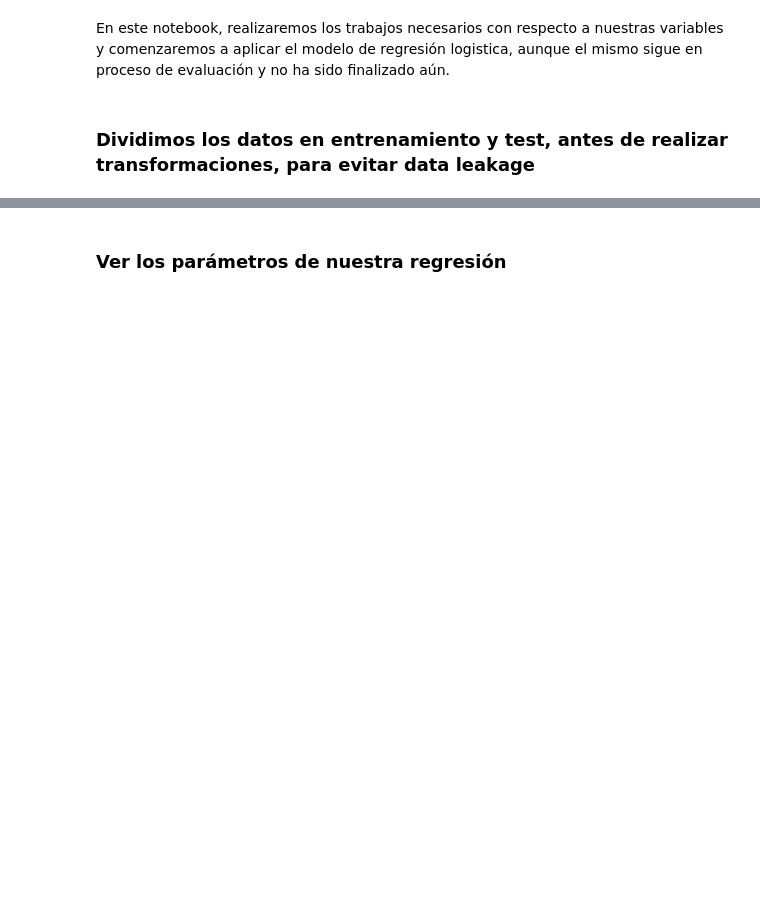
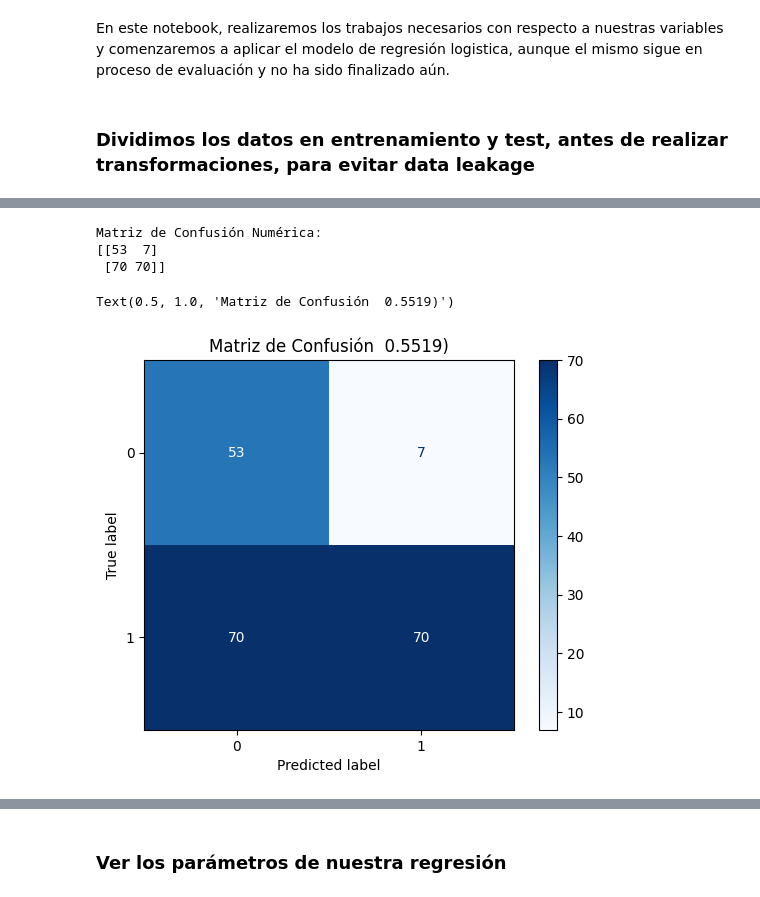
Before and after one commit to camigonzalez-hub/Credit-Risk-Machine-Learning, a Jupyter notebook: Implementacion.ipynb, the cells around one changed output, grey strips where cells are left out. Cells and saved outputs as stored; diff of their text form; code cells hidden in the pictures; blank space fills up the shorter version.

```diff
--- a/Implementacion.ipynb
+++ b/Implementacion.ipynb
@@ -128,0 +134,19 @@ Matriz de Confusión Numérica:
+# %%
+#Probamos este metodo para obtener el umbral ideal
+from sklearn.model_selection import TunedThresholdClassifierCV
+
+# Creas tu modelo base
+log_reg = LogisticRegression()
+
+model_con_umbral = TunedThresholdClassifierCV(estimator=log_reg, scoring='accuracy')
+
+# Al hacer fit, entrena la regresión Y encuentra el umbral ideal
+model_con_umbral.fit(X_train, y_train)
+
+# Al hacer predict, ya aplica automáticamente ese nuevo umbral optimizado
+predicciones = model_con_umbral.predict(X_test)
+print(classification_report(y_test,predicciones))
+
+umbral_calculado = model_con_umbral.best_threshold_
+
+print(f"El umbral óptimo calculado por el modelo es: {umbral_calculado:.4f}")
@@ -129,3 +164,23 @@ Matriz de Confusión Numérica:
+# %%
+cm = confusion_matrix(y_test, pred)
+
+print("Matriz de Confusión Numérica:")
+print(cm)
+
+disp = ConfusionMatrixDisplay(
+    confusion_matrix=cm,
+    display_labels=model_con_umbral.classes_ # Muestra tus etiquetas originales (0:bad y 1:good)
+)
+
+disp.plot(cmap=plt.cm.Blues)
+
+plt.title(f"Matriz de Confusión  {umbral_calculado:.4f})")
+# %% [output]
+Matriz de Confusión Numérica:
+[[53  7]
+ [70 70]]
+Text(0.5, 1.0, 'Matriz de Confusión  0.5519)')
+[figure, added]
 # %%
 # 1. Calcular los ratios de falsos positivos (fpr) y verdaderos positivos (tpr)
 fpr, tpr, thresholds = roc_curve(y_test, probabilidades_clase_1)
```
Also changed, not shown: parts of 25 cells of this notebook, 2 other files.
